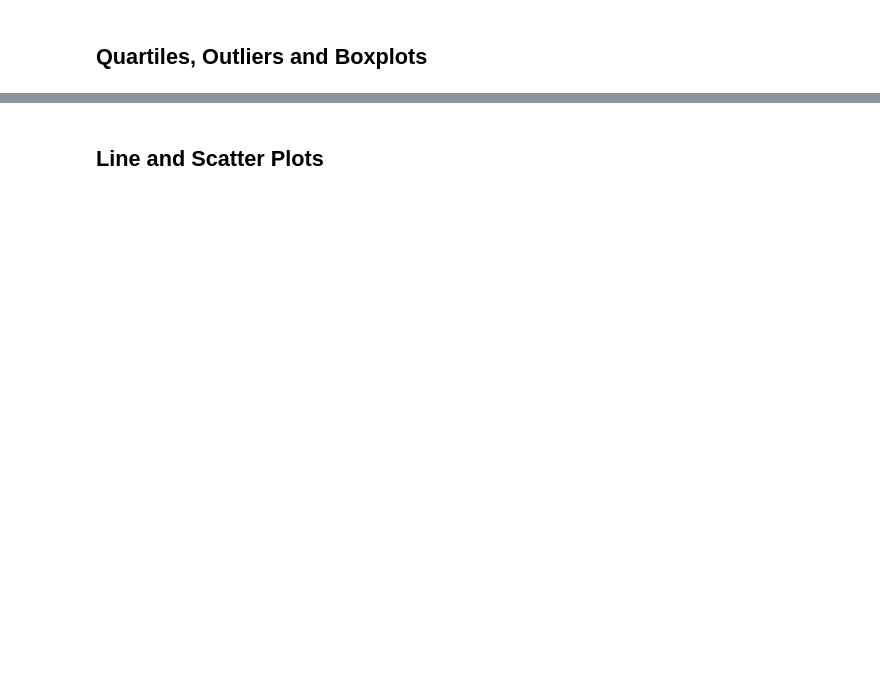
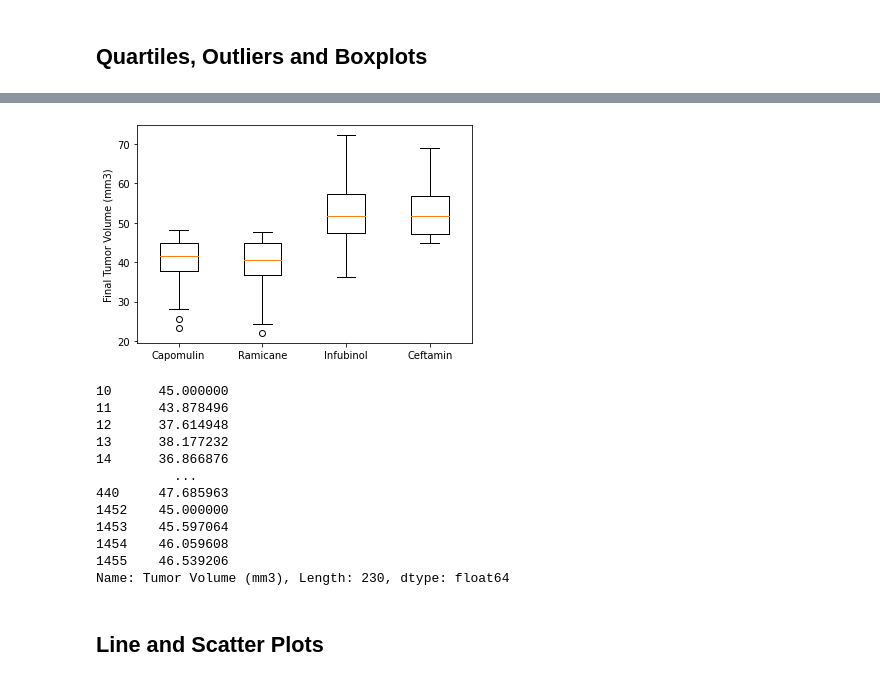
Before and after one commit to ghhyc/Matplotlib-Homework, a Jupyter notebook: pymaceuticals_play.ipynb, the cells around one changed output, grey strips where cells are left out. Cells and saved outputs as stored; diff of their text form; code cells hidden in the pictures; blank space fills up the shorter version.

```diff
--- a/pymaceuticals_play.ipynb
+++ b/pymaceuticals_play.ipynb
@@ -215,17 +222,42 @@ plt.show()
 # %%
+# Calculate the final tumor volume of each mouse across four of the treatment regimens:
+
+# Capomulin, Ramicane, Infubinol, and Ceftamin
+
+# Start by getting the last (greatest) timepoint for each mouse
+
+# Merge this group df with the original dataframe to get the tumor volume at the last timepoint
+
 # Put treatments into a list for for loop (and later for plot labels)
-
-
 # Create empty list to fill with tumor vol data (for plotting)
 
 
 # Calculate the IQR and quantitatively determine if there are any potential outliers.
 
-
     # Locate the rows which contain mice on each drug and get the tumor volumes
-
 
     # add subset
 
 
     # Determine outliers using upper and lower bounds
+
+Capomulin = clean_df.loc[clean_df["Drug Regimen"] == "Capomulin"]
+Ramicane = clean_df.loc[clean_df["Drug Regimen"] == "Ramicane"]
+Infubinol = clean_df.loc[clean_df["Drug Regimen"] == "Infubinol"]
+Ceftamin = clean_df.loc[clean_df["Drug Regimen"] == "Ceftamin"]
+
+x_axisCa = Capomulin["Tumor Volume (mm3)"]
+x_axisRa = Ramicane["Tumor Volume (mm3)"]
+x_axisIn = Infubinol["Tumor Volume (mm3)"]
+x_axisCe = Ceftamin["Tumor Volume (mm3)"]
+
+# print("Capomulin  :",Capomulin)
+# print("Ramicane  :",Ramicane)
+# print("Infubinol  :",Infubinol)
+# print("Ceftamin  :",Ceftamin)
+
+# print("x_Capomulin  :",x_axisCa)
+# print("x_Ramicane  :",x_axisRa)
+
+# print("x_Infubinol  :",x_axisIn)
+# print("x_Ceftamin  :",x_axisCe)
@@ -232,4 +301,25 @@ plt.show()
 # %%
 # Generate a box plot of the final tumor volume of each mouse across four regimens of interest
+
+fig1, ax1 = plt.subplots()
+ax1.boxplot([x_axisCa, x_axisRa, x_axisIn, x_axisCe])
+ax1.set_ylabel('Final Tumor Volume (mm3)')
+ax1.set_xticklabels(["Capomulin", "Ramicane", "Infubinol", "Ceftamin"])
+plt.show()
+print(x_axisCa)
+# %% [output]
+[figure, added]
+10      45.000000
+11      43.878496
+12      37.614948
+13      38.177232
+14      36.866876
+          ...
+440     47.685963
+1452    45.000000
+1453    45.597064
+1454    46.059608
+1455    46.539206
+Name: Tumor Volume (mm3), Length: 230, dtype: float64
 # %% [markdown]
 ## Line and Scatter Plots
```
Also changed, not shown: parts of 16 cells of this notebook.
